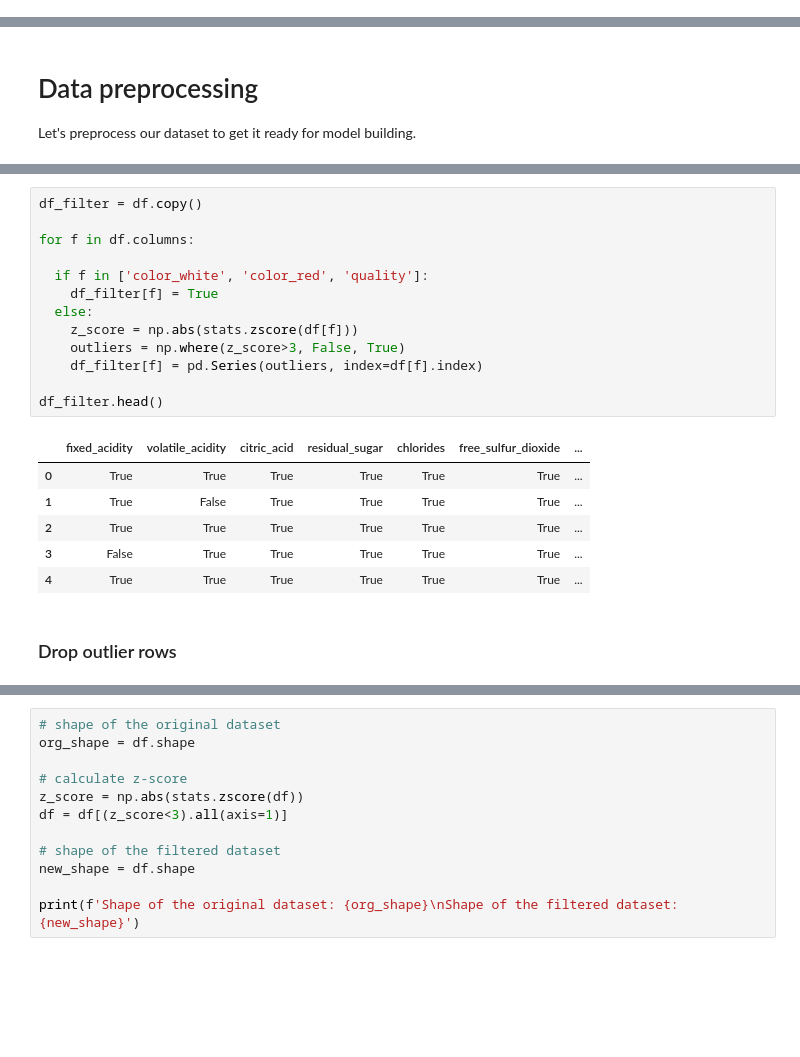
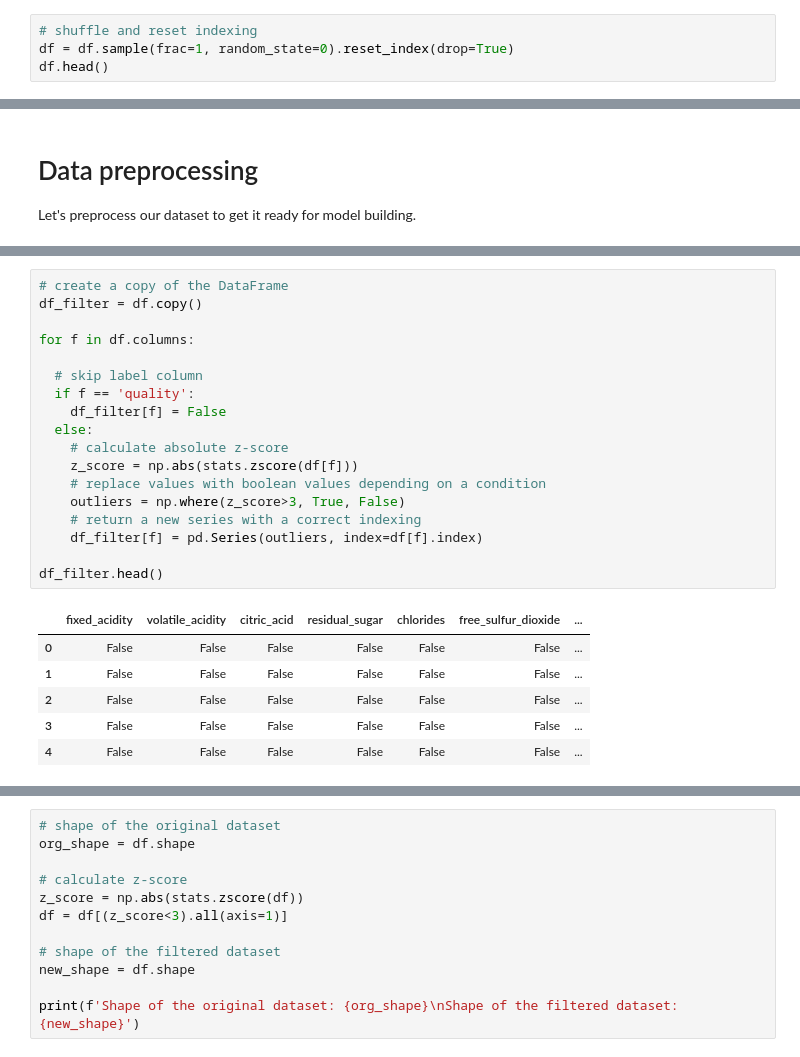
Before and after one commit to adamsiemaszkiewicz/winequality, a Jupyter notebook: DataCourage_wine.ipynb, the cells around one changed output, grey strips where cells are left out. Cells and saved outputs as stored; diff of their text form; blank space fills up the shorter version.

```diff
--- a/DataCourage_wine.ipynb
+++ b/DataCourage_wine.ipynb
@@ -127,0 +152,4 @@ df.head()
+# %%
+# shuffle and reset indexing
+df = df.sample(frac=1, random_state=0).reset_index(drop=True)
+df.head()
@@ -366,22 +527,25 @@ To make sure we're not losing too much data, I'll compare the shapes of the orig
 # %%
+# create a copy of the DataFrame
 df_filter = df.copy()
 
 for f in df.columns:
 
-  if f in ['color_white', 'color_red', 'quality']:
-    df_filter[f] = True
+  # skip label column
+  if f == 'quality':
+    df_filter[f] = False
   else:
+    # calculate absolute z-score
     z_score = np.abs(stats.zscore(df[f]))
-    outliers = np.where(z_score>3, False, True)
+    # replace values with boolean values depending on a condition
+    outliers = np.where(z_score>3, True, False)
+    # return a new series with a correct indexing
     df_filter[f] = pd.Series(outliers, index=df[f].index)
 
 df_filter.head()
 # %% [output]
 |  | fixed_acidity | volatile_acidity | citric_acid | residual_sugar | chlorides | free_sulfur_dioxide | ... |
-| 0 | True | True | True | True | True | True | ... |
-| 1 | True | False | True | True | True | True | ... |
-| 2 | True | True | True | True | True | True | ... |
-| 3 | False | True | True | True | True | True | ... |
-| 4 | True | True | True | True | True | True | ... |
+| 0 | False | False | False | False | False | False | ... |
+| 1 | False | False | False | False | False | False | ... |
+| 2 | False | False | False | False | False | False | ... |
+| 3 | False | False | False | False | False | False | ... |
+| 4 | False | False | False | False | False | False | ... |
-# %% [markdown]
-### Drop outlier rows
```
Also changed, not shown: parts of 123 cells of this notebook.
